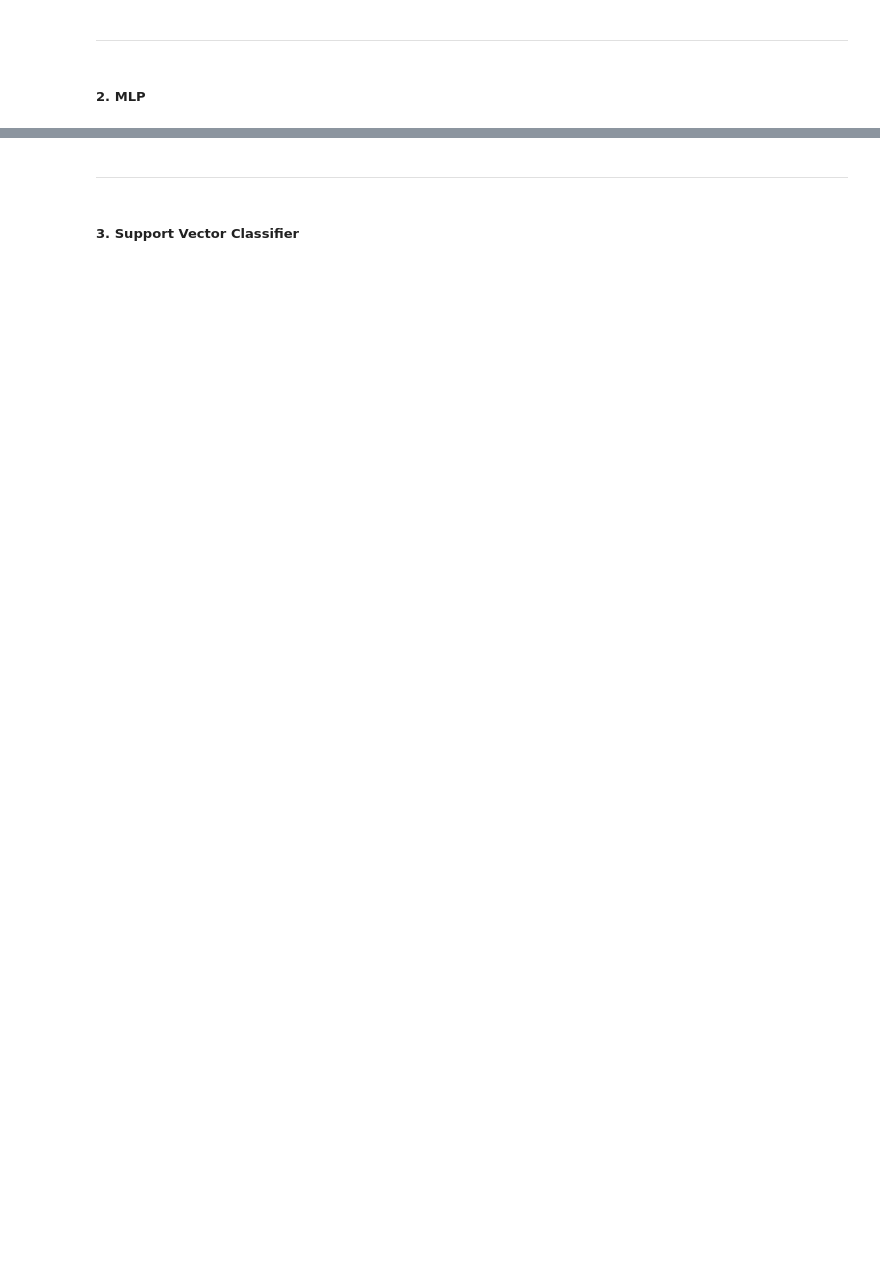
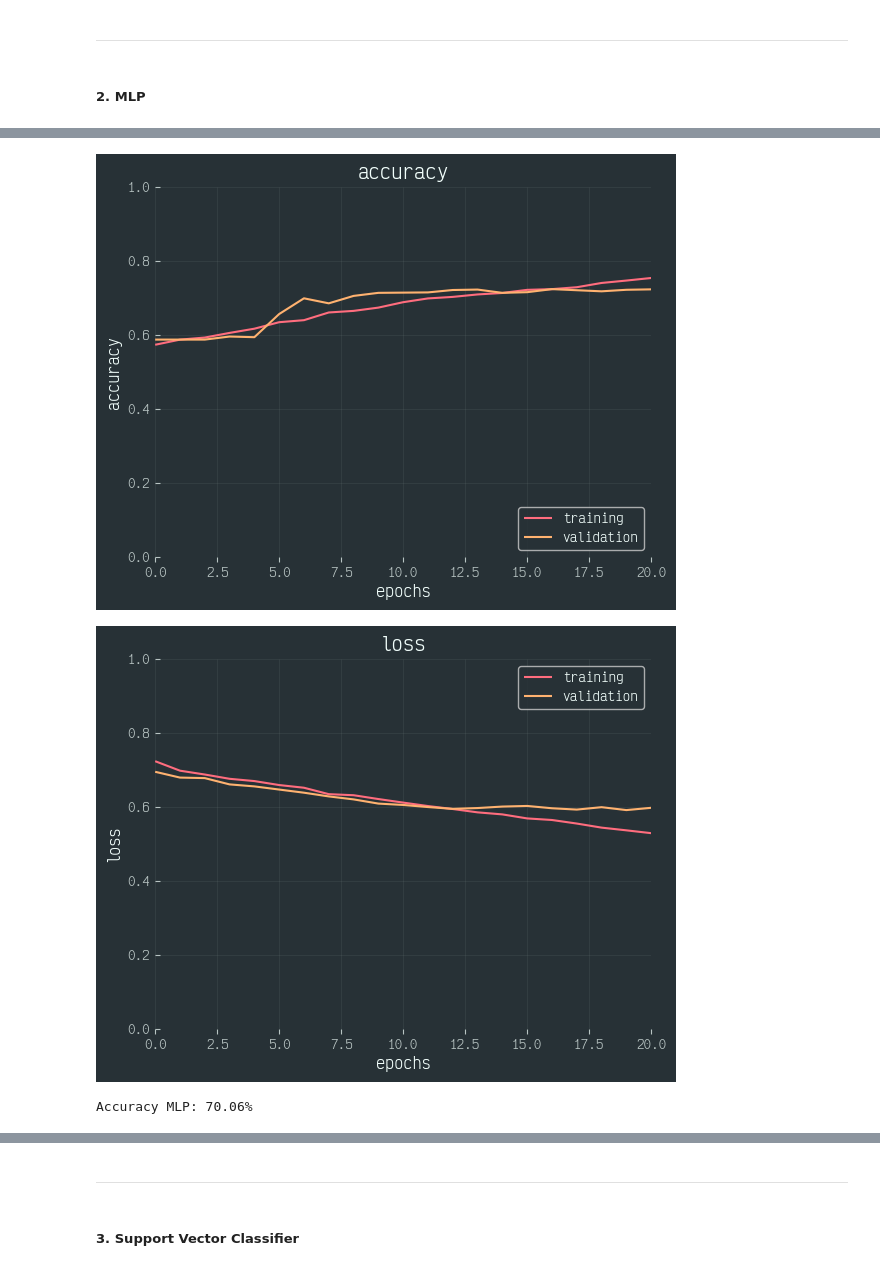
Before and after one commit to Toutl/dml-project, a Jupyter notebook: src/classification/c_3_training.ipynb, the cells around one changed output, grey strips where cells are left out. Cells and saved outputs as stored; diff of their text form; code cells hidden in the pictures; blank space fills up the shorter version.

```diff
--- a/src/classification/c_3_training.ipynb
+++ b/src/classification/c_3_training.ipynb
@@ -308,15 +397,16 @@ print(f"Accuracy CNN: {score_cnn[1] * 100:.2f}%")
 # %% [markdown]
 ##### 2. MLP
 # %%
-def build_binary_mlp(data):
+def build_binary_mlp(data: Data):
     model = Sequential()
 
-    model.add(Flatten(input_shape=data.x_train.shape[1:]))
+    model.add(Input(shape=data.X_train.shape[1:]))
+    model.add(Flatten())
 
-    model.add(Dense(512, activation="relu"))
+    model.add(Dense(256, activation="relu", kernel_regularizer=l2(1e-4)))
     model.add(Dropout(0.3))
 
-    model.add(Dense(512, activation="relu"))
+    model.add(Dense(128, activation="relu"))
     model.add(Dropout(0.3))
 
     model.add(Dense(1, activation="sigmoid"))
@@ -324,7 +414,7 @@ def build_binary_mlp(data):
     model.compile(
         loss="binary_crossentropy",
         optimizer=Adam(3e-4),  # type: ignore
-        metrics=["accuracy"],
+        metrics=["accuracy", "AUC"],
     )
 
     return model
@@ -336,9 +446,9 @@ mlp_model.summary()
 # %%
 hist_mlp = mlp_model.fit(
-    data.x_train,
+    data.X_train,
     data.y_train,
     batch_size=32,
     epochs=40,
-    validation_data=(data.x_valid, data.y_valid),
+    validation_data=(data.X_valid, data.y_valid),
     callbacks=[early_stop],
 )
@@ -345,5 +473,9 @@ hist_mlp = mlp_model.fit(
 # %%
 visualize_training(hist_mlp)
 
-score_mlp = mlp_model.evaluate(data.x_test, data.y_test, verbose="0")
-print(f"Accuracy CNN: {score_mlp[1] * 100:.2f}%")
+score_mlp = mlp_model.evaluate(data.X_test, data.y_test, verbose="0")
+print(f"Accuracy MLP: {score_mlp[1] * 100:.2f}%")
+# %% [output]
+[figure, added]
+[figure, added]
+Accuracy MLP: 70.06%
```
Also changed, not shown: parts of 45 cells of this notebook, 1 other file.
